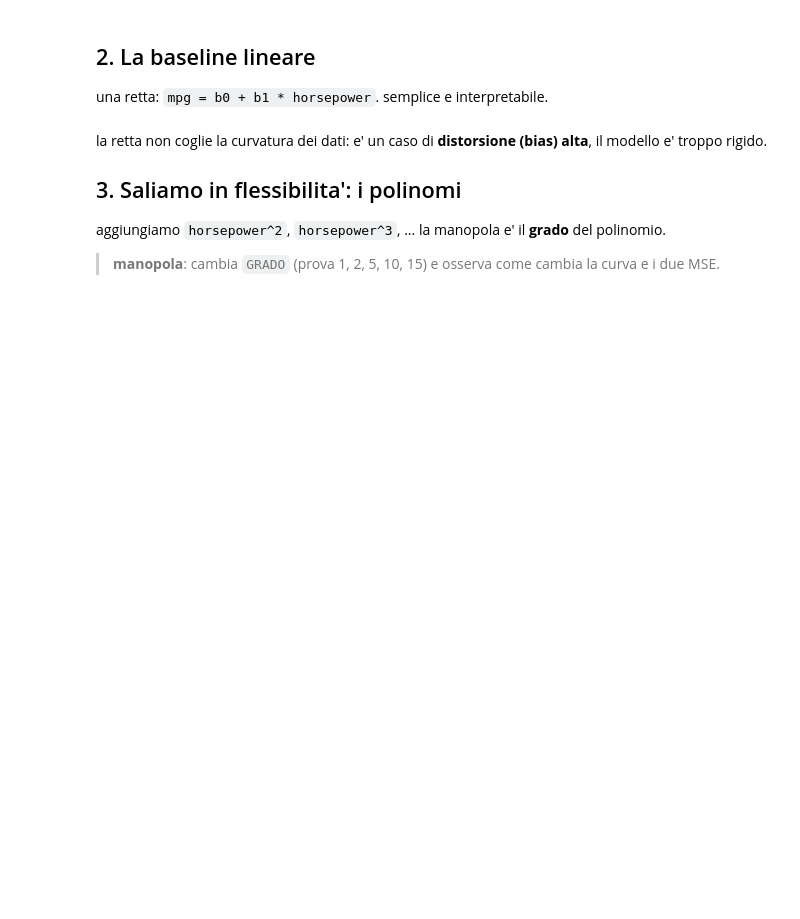
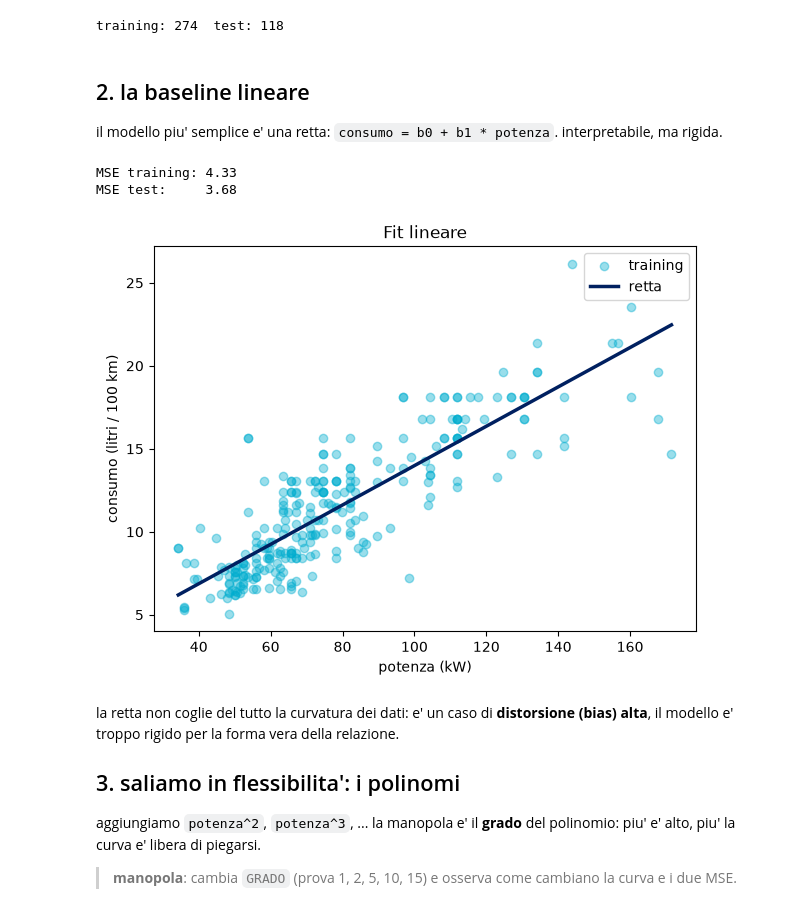
Before and after one commit to battles5/conad-statistical-learning, a Jupyter notebook: notebooks/NB1_regressione_biasvarianza.ipynb, the cells around one changed output. Saved outputs shown, nothing was run; the diff lists cells and outputs as text; code cells hidden in the pictures; blank space fills up the shorter version.

```diff
--- a/notebooks/NB1_regressione_biasvarianza.ipynb
+++ b/notebooks/NB1_regressione_biasvarianza.ipynb
@@ -21,35 +23,48 @@ auto = pd.read_csv("https://raw.githubusercontent.com/battles5/conad-statistical
 auto["horsepower"] = pd.to_numeric(auto["horsepower"], errors="coerce")
 auto = auto.dropna(subset=["horsepower", "mpg"]).reset_index(drop=True)
 
-X = auto[["horsepower"]].values
-y = auto["mpg"].values
+# conversione nel sistema internazionale (come nel NB0)
+auto["consumo"]    = 235.215 / auto["mpg"]         # litri/100 km
+auto["potenza_kw"] = auto["horsepower"] * 0.7457   # kilowatt
+
+X = auto[["potenza_kw"]].values
+y = auto["consumo"].values
 Xtr, Xte, ytr, yte = train_test_split(X, y, test_size=0.30, random_state=0)
 print("training:", len(Xtr), " test:", len(Xte))
+
+# griglia di valori per disegnare le curve dei modelli
+griglia = np.linspace(X.min(), X.max(), 200).reshape(-1, 1)
+# %% [output]
+training: 274  test: 118
 # %% [markdown]
-## 2. La baseline lineare
+## 2. la baseline lineare
 
-una retta: `mpg = b0 + b1 * horsepower`. semplice e interpretabile.
+il modello piu' semplice e' una retta: `consumo = b0 + b1 * potenza`. interpretabile, ma rigida.
 # %%
 from sklearn.linear_model import LinearRegression
 
 lin = LinearRegression().fit(Xtr, ytr)
 mse_tr = mean_squared_error(ytr, lin.predict(Xtr))
 mse_te = mean_squared_error(yte, lin.predict(Xte))
-print(f"MSE training: {mse_tr:.1f}")
-print(f"MSE test:     {mse_te:.1f}")
+print(f"MSE training: {mse_tr:.2f}")
+print(f"MSE test:     {mse_te:.2f}")
 
-griglia = np.linspace(X.min(), X.max(), 200).reshape(-1, 1)
 plt.figure(figsize=(7, 5))
 plt.scatter(Xtr, ytr, alpha=0.4, color="#00ADCF", label="training")
 plt.plot(griglia, lin.predict(griglia), color="#002060", lw=2.5, label="retta")
-plt.xlabel("horsepower"); plt.ylabel("mpg"); plt.legend(); plt.title("Fit lineare")
+plt.xlabel("potenza (kW)"); plt.ylabel("consumo (litri / 100 km)")
+plt.legend(); plt.title("Fit lineare")
 plt.show()
+# %% [output]
+MSE training: 4.33
+MSE test:     3.68
+[figure, added]
 # %% [markdown]
-la retta non coglie la curvatura dei dati: e' un caso di **distorsione (bias) alta**, il modello e' troppo rigido.
+la retta non coglie del tutto la curvatura dei dati: e' un caso di **distorsione (bias) alta**, il modello e' troppo rigido per la forma vera della relazione.
 
-## 3. Saliamo in flessibilita': i polinomi
+## 3. saliamo in flessibilita': i polinomi
 
-aggiungiamo `horsepower^2`, `horsepower^3`, ... la manopola e' il **grado** del polinomio.
+aggiungiamo `potenza^2`, `potenza^3`, ... la manopola e' il **grado** del polinomio: piu' e' alto, piu' la curva e' libera di piegarsi.
 
-> **manopola**: cambia `GRADO` (prova 1, 2, 5, 10, 15) e osserva come cambia la curva e i due MSE.
+> **manopola**: cambia `GRADO` (prova 1, 2, 5, 10, 15) e osserva come cambiano la curva e i due MSE.
 # %%
```
Also changed, not shown: parts of 11 cells of this notebook, 12 other files.
